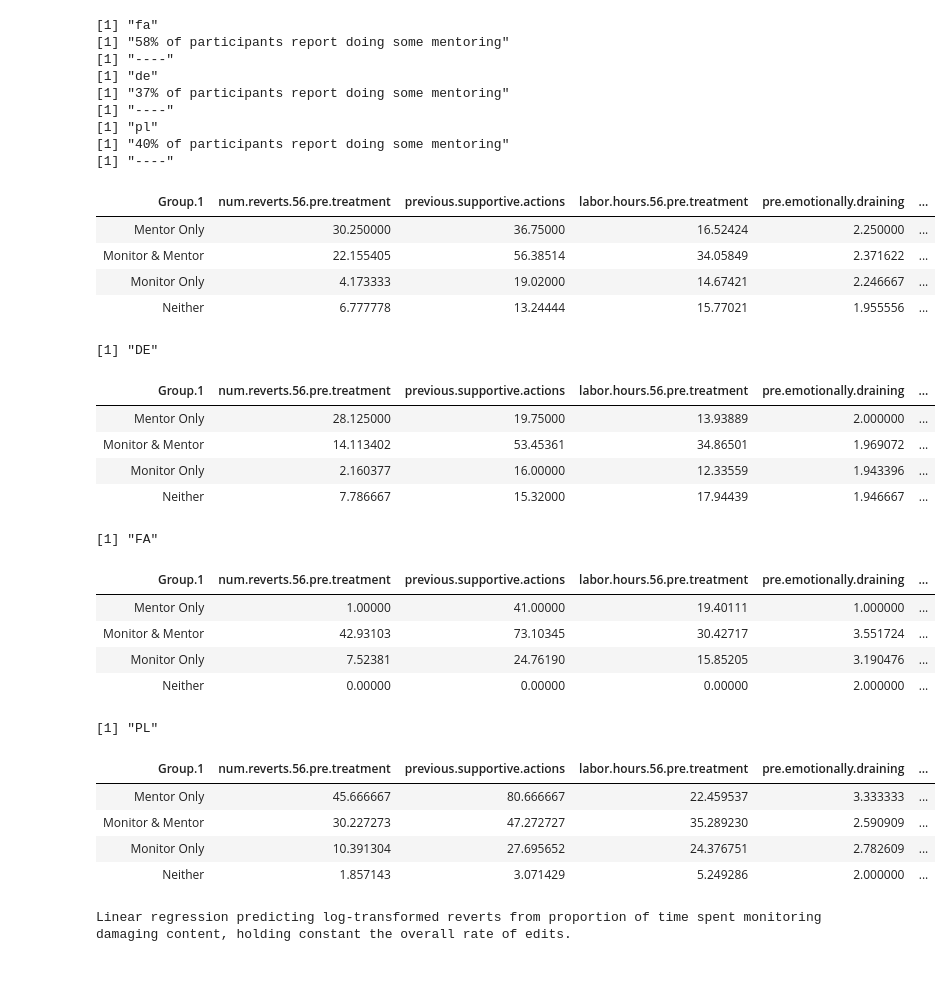
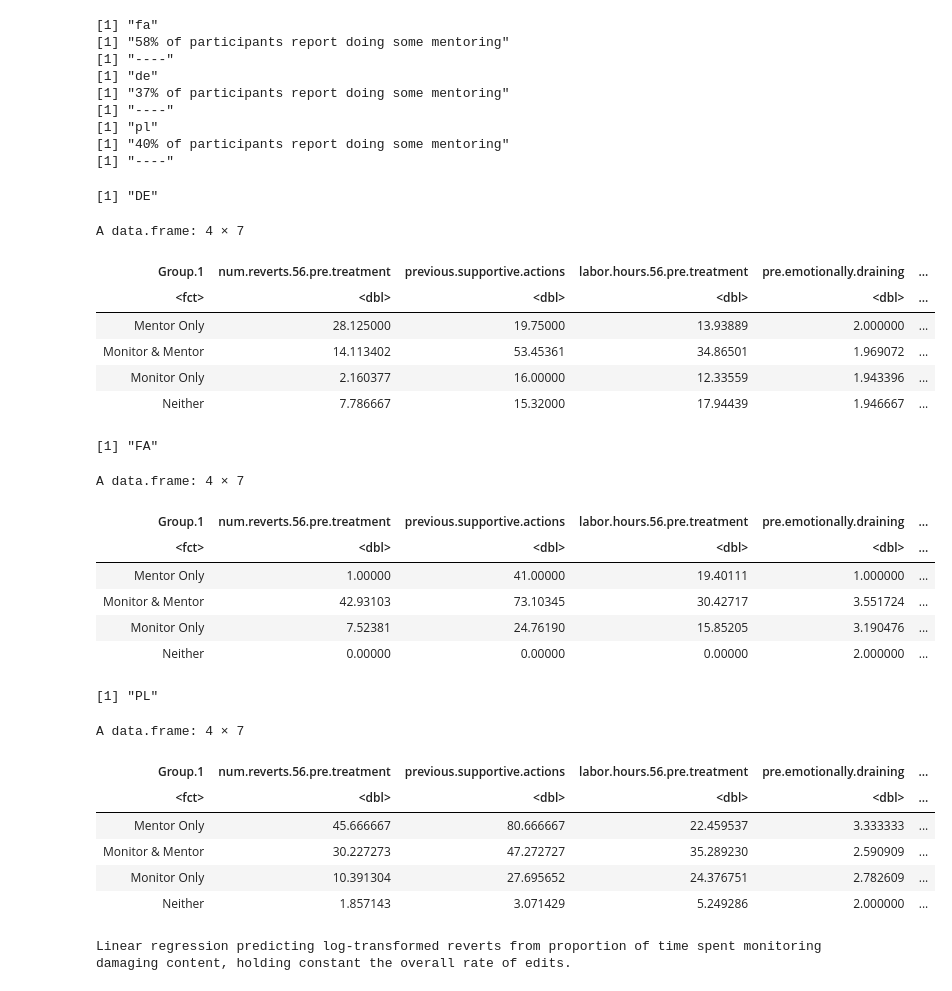
Before and after one commit to citizensandtech/CivilServant-Wikipedia-Analysis, a Jupyter notebook: reports/wikipedia-thanker-2019/Thanker Report Feb 2020.R.ipynb, the cells around one changed output. Saved outputs shown, nothing was run; the diff lists cells and outputs as text; code cells hidden in the pictures.

```diff
--- a/reports/wikipedia-thanker-2019/Thanker Report Feb 2020.R.ipynb
+++ b/reports/wikipedia-thanker-2019/Thanker Report Feb 2020.R.ipynb
@@ -35 +62,27 @@ options(repr.plot.width=6, repr.plot.height=4.5)
+# %%
+data.path = Sys.getenv('TRESORDIR', '~/Tresors')
+translations.f = file.path(data.path, 'CivilServant/projects/wikipedia-integration/gratitude-study/datasets/debrief-translations/l10ns_thanker_thankee_all.csv')
+blog.img.path = file.path(data.path, 'CivilServant/projects/wikipedia-integration/gratitude-study/datasets/debrief-translations/blog_assets/thanker_imgs')
+
+translation_lang = Sys.getenv('RTRANSLANG', 'english')
+
+load_translations <- function(){ l10ns <<- read.csv(translations.f) }
+l10ns = NULL
+load_translations()
+str_interp_trans <- function(l){
+    translation_row = subset(l10ns, key==l)
+    translation_string = as.character(translation_row[[translation_lang]] )
+#     print(translation_row)
+    translated_interpolated = str_interp(translation_string)
+    return(translated_interpolated)
+}
+
+h.just <- ifelse(translation_lang %in% c('arabic', 'persian'), 0.98, 0)
+x.just <- ifelse(translation_lang %in% c('arabic', 'persian'), 0.98, 0)
+
+cat.logo.filename <- "~/workspace/CivilServant-Analysis/assets/CAT-Logo-Horizontal-social-media-preview-color.png"
+logo.img <- readPNG(cat.logo.filename)
+logo.pngob <- grid::rasterGrob(logo.img)
+
+thanker.end.caption.text = str_interp_trans('thanker.end.caption.text')
 # %%
@@ -300,59 +363,51 @@ for(l in unique(participant$lang)){
 # %%
-#CrossTable(participant$mentor.monitor, participant$lang,prop.chisq = FALSE ,prop.t=FALSE)
-#participant$total.edits.56.pre.treatment
-aggregate(participant[c("num.reverts.56.pre.treatment",
-                        "previous.supportive.actions",
-                        "labor.hours.56.pre.treatment",
-                        "pre.emotionally.draining",
-                        "pre.newcomer.intent",
-                        "pre.newcomer.capability")], by=list(participant$mentor.monitor), FUN=mean)
-
 print("DE")
 aggregate(subset(participant, lang=="de")[c("num.reverts.56.pre.treatment",
                         "previous.supportive.actions",
                         "labor.hours.56.pre.treatment",
                         "pre.emotionally.draining",
                         "pre.newcomer.intent",
                         "pre.newcomer.capability")], by=list(subset(participant, lang=="de")$mentor.monitor), FUN=mean)
 print("FA")
 aggregate(subset(participant, lang=="fa")[c("num.reverts.56.pre.treatment",
                         "previous.supportive.actions",
                         "labor.hours.56.pre.treatment",
                         "pre.emotionally.draining",
                         "pre.newcomer.intent",
                         "pre.newcomer.capability")], by=list(subset(participant, lang=="fa")$mentor.monitor), FUN=mean)
 
 print("PL")
 aggregate(subset(participant, lang=="pl")[c("num.reverts.56.pre.treatment",
                         "previous.supportive.actions",
                         "labor.hours.56.pre.treatment",
                         "pre.emotionally.draining",
                         "pre.newcomer.intent",
                         "pre.newcomer.capability")], by=list(subset(participant, lang=="pl")$mentor.monitor), FUN=mean)
 # %% [output]
+[1] "DE"
+A data.frame: 4 × 7
 | Group.1 | num.reverts.56.pre.treatment | previous.supportive.actions | labor.hours.56.pre.treatment | pre.emotionally.draining | ... |
-| Mentor Only | 30.250000 | 36.75000 | 16.52424 | 2.250000 | ... |
-| Monitor & Mentor | 22.155405 | 56.38514 | 34.05849 | 2.371622 | ... |
-| Monitor Only | 4.173333 | 19.02000 | 14.67421 | 2.246667 | ... |
-| Neither | 6.777778 | 13.24444 | 15.77021 | 1.955556 | ... |
+| <fct> | <dbl> | <dbl> | <dbl> | <dbl> | ... |
+| Mentor Only | 28.125000 | 19.75000 | 13.93889 | 2.000000 | ... |
+| Monitor & Mentor | 14.113402 | 53.45361 | 34.86501 | 1.969072 | ... |
+| Monitor Only | 2.160377 | 16.00000 | 12.33559 | 1.943396 | ... |
+| Neither | 7.786667 | 15.32000 | 17.94439 | 1.946667 | ... |
-[1] "DE"
+[1] "FA"
+A data.frame: 4 × 7
 | Group.1 | num.reverts.56.pre.treatment | previous.supportive.actions | labor.hours.56.pre.treatment | pre.emotionally.draining | ... |
-| Mentor Only | 28.125000 | 19.75000 | 13.93889 | 2.000000 | ... |
-| Monitor & Mentor | 14.113402 | 53.45361 | 34.86501 | 1.969072 | ... |
-| Monitor Only | 2.160377 | 16.00000 | 12.33559 | 1.943396 | ... |
-| Neither | 7.786667 | 15.32000 | 17.94439 | 1.946667 | ... |
+| <fct> | <dbl> | <dbl> | <dbl> | <dbl> | ... |
+| Mentor Only | 1.00000 | 41.00000 | 19.40111 | 1.000000 | ... |
+| Monitor & Mentor | 42.93103 | 73.10345 | 30.42717 | 3.551724 | ... |
+| Monitor Only | 7.52381 | 24.76190 | 15.85205 | 3.190476 | ... |
+| Neither | 0.00000 | 0.00000 | 0.00000 | 2.000000 | ... |
-[1] "FA"
+[1] "PL"
+A data.frame: 4 × 7
 | Group.1 | num.reverts.56.pre.treatment | previous.supportive.actions | labor.hours.56.pre.treatment | pre.emotionally.draining | ... |
-| Mentor Only | 1.00000 | 41.00000 | 19.40111 | 1.000000 | ... |
-| Monitor & Mentor | 42.93103 | 73.10345 | 30.42717 | 3.551724 | ... |
-| Monitor Only | 7.52381 | 24.76190 | 15.85205 | 3.190476 | ... |
-| Neither | 0.00000 | 0.00000 | 0.00000 | 2.000000 | ... |
+| <fct> | <dbl> | <dbl> | <dbl> | <dbl> | ... |
+| Mentor Only | 45.666667 | 80.666667 | 22.459537 | 3.333333 | ... |
+| Monitor & Mentor | 30.227273 | 47.272727 | 35.289230 | 2.590909 | ... |
+| Monitor Only | 10.391304 | 27.695652 | 24.376751 | 2.782609 | ... |
+| Neither | 1.857143 | 3.071429 | 5.249286 | 2.000000 | ... |
-[1] "PL"
-| Group.1 | num.reverts.56.pre.treatment | previous.supportive.actions | labor.hours.56.pre.treatment | pre.emotionally.draining | ... |
-| Mentor Only | 45.666667 | 80.666667 | 22.459537 | 3.333333 | ... |
-| Monitor & Mentor | 30.227273 | 47.272727 | 35.289230 | 2.590909 | ... |
-| Monitor Only | 10.391304 | 27.695652 | 24.376751 | 2.782609 | ... |
-| Neither | 1.857143 | 3.071429 | 5.249286 | 2.000000 | ... |
 # %%
 # ## comparing mentors to monitors in the time they spend monitoring damaging content
 # mentors <- subset(participant, pre.mentoring>0)
```
Also changed, not shown: parts of 13 cells of this notebook.
